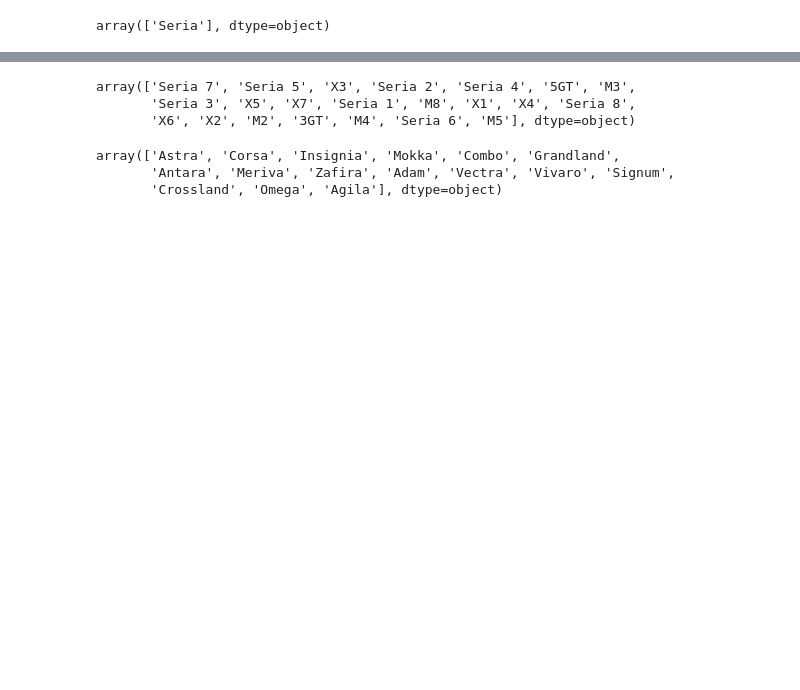
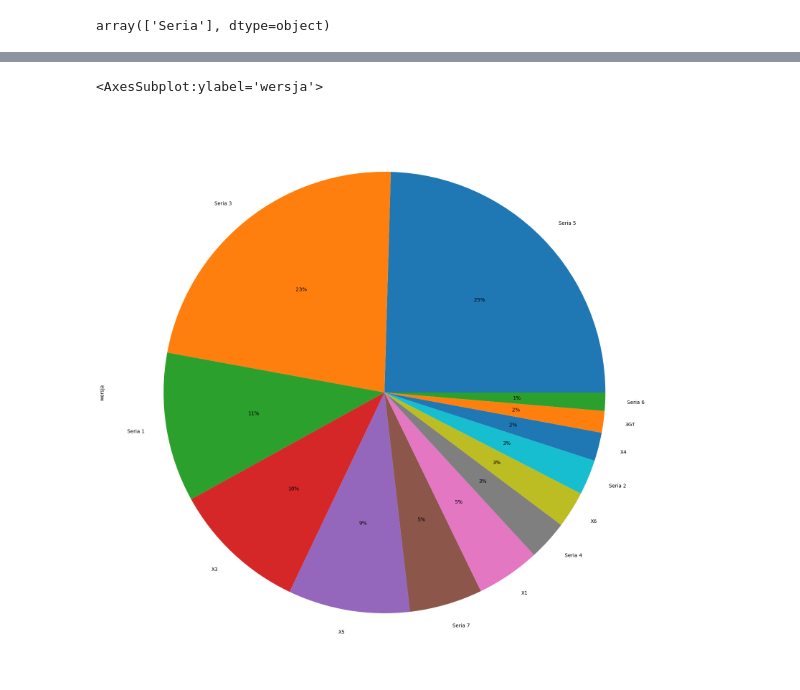
Before and after one commit to MarcinKoza/Otomoto-data-scraping-with-pandas-analyze, a Jupyter notebook: oto moto.ipynb, the cells around one changed output, grey strips where cells are left out. Drawn from its saved outputs; the diff is of its cells as text; code cells hidden in the pictures; blank space fills up the shorter version.

```diff
--- a/oto moto.ipynb
+++ b/oto moto.ipynb
@@ -137,10 +138,13 @@ auta.where(filterseries).dropna()
 # %%
 filterbmw= auta['Marka']=="BMW"
+filterbmwmorethan1perc=auta.where(filterbmw).dropna()['wersja'].value_counts(normalize=True)>=0.01
 # %%
-auta.where(filterbmw).dropna()['wersja'].unique()
+bmwmdoelschart=auta.where(filterbmw).dropna()['wersja'].value_counts(normalize=True).where(filterbmwmorethan1perc).dropna()
-# %% [output]
-array(['Seria 7', 'Seria 5', 'X3', 'Seria 2', 'Seria 4', '5GT', 'M3',
-       'Seria 3', 'X5', 'X7', 'Seria 1', 'M8', 'X1', 'X4', 'Seria 8',
-       'X6', 'X2', 'M2', '3GT', 'M4', 'Seria 6', 'M5'], dtype=object)
+# %%
+bmwmdoelschart.plot(kind='pie',figsize=[20,20],
+                   subplots=False,layout=(1,1), legend=False,autopct="%.0f%%", textprops={'color':'black'})
+# %% [output]
+<AxesSubplot:ylabel='wersja'>
+[figure, added]
 # %%
 filteropel= auta['Marka']=="Opel"
@@ -147,6 +152,2 @@ filteropel= auta['Marka']=="Opel"
 # %%
-auta.where(filteropel).dropna()['wersja'].unique()
+opelmdoelschart=auta.where(filteropel).dropna()['wersja'].value_counts(normalize=True).where(filteropelmorethan1perc).dropna()
-# %% [output]
-array(['Astra', 'Corsa', 'Insignia', 'Mokka', 'Combo', 'Grandland',
-       'Antara', 'Meriva', 'Zafira', 'Adam', 'Vectra', 'Vivaro', 'Signum',
-       'Crossland', 'Omega', 'Agila'], dtype=object)
```
Also changed, not shown: parts of 25 cells of this notebook.
